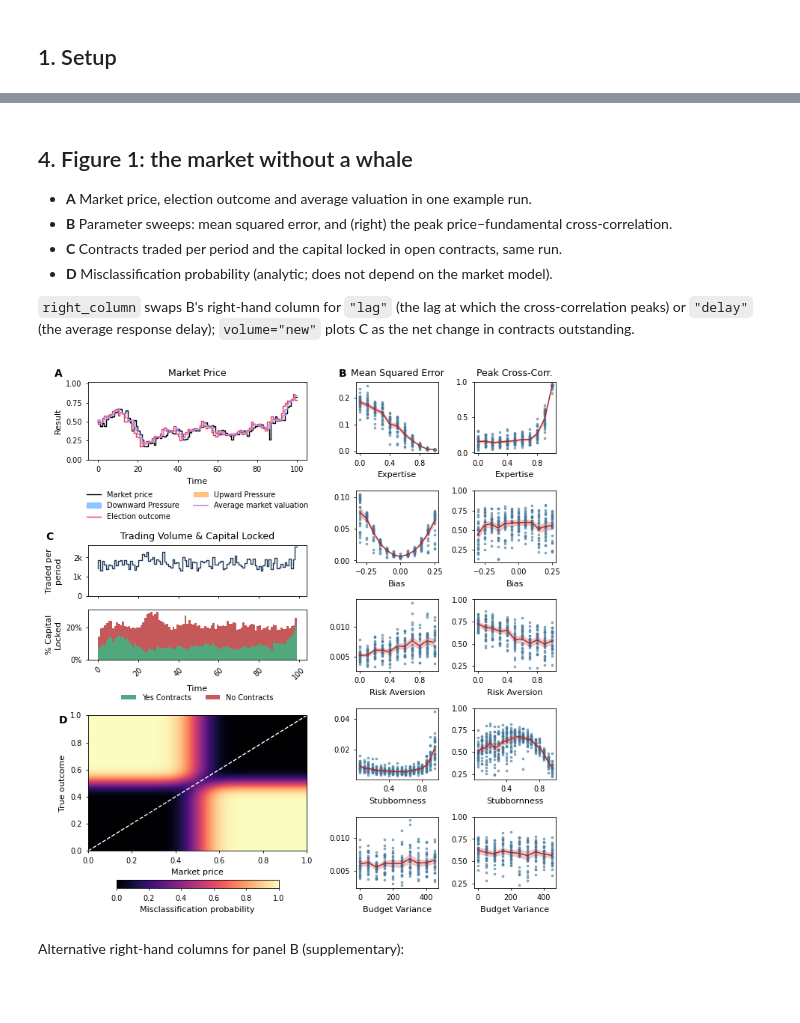
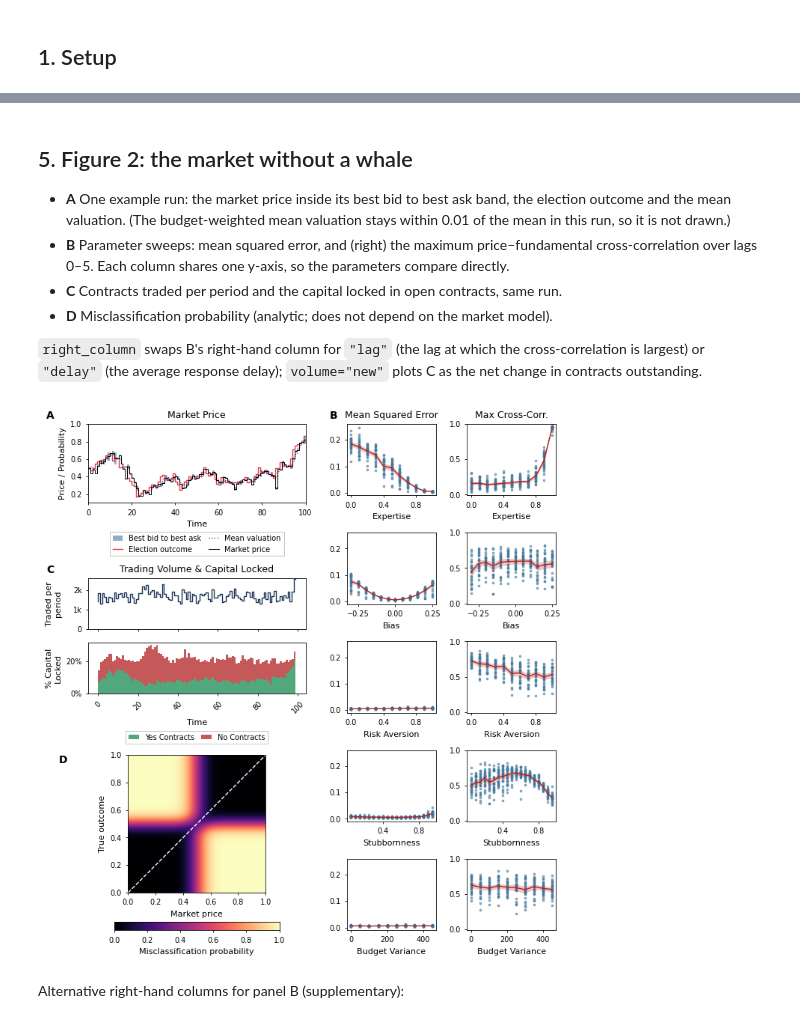
Before and after one commit to ebbam/power_prediction_clob, a Jupyter notebook: manuscript_figures.ipynb, the cells around one changed output, grey strips where cells are left out. Saved outputs shown, nothing was run; the diff lists cells and outputs as text; code cells hidden in the pictures; blank space fills up the shorter version.

```diff
--- a/manuscript_figures.ipynb
+++ b/manuscript_figures.ipynb
@@ -95,19 +97,18 @@ is never cached. The stylised mechanisms figure needs no simulations.
 # %%
 RERUN = False
 
-# Figure 1
+# Figure 1 (stylised mechanisms) needs only the sweep, for its optional lag panel.
+
+# Figure 2
 sweep = pf.load_sweep(RERUN)                                  # B: parameter sweeps
 example = pf.example_run()                                    # A, C: one market, no whale
 
-# Figure 2
+# Figure 3
 whale_shares = pf.load_whale_shares(RERUN)                    # A-C: whale capital share ρ
 profit_runs, traders = pf.load_profit_experiment(RERUN)       # D: trader wealth
 valuation_paths = pf.load_valuations(RERUN)                   # E: whale valuation
 
-# Figure 3
+# Figure 4
 herding = pf.load_herding(RERUN)                              # A-C: herding strength h
 herding_theory = pf.load_herding(RERUN, theory=True)          # A-C under the theory's assumptions
-theory_a, theory_b = pf.load_theory_checks()                  # D-E: theory_checks/figdata_AB.json
-
-# Figure 4
-whale_herding = pf.load_whale_herding(RERUN)                  # A-B: whale against herding (~1.5 h to rerun)
+whale_herding = pf.load_whale_herding(RERUN)                  # D-E: whale against herding (~1.5 h to rerun)
@@ -114,16 +164,19 @@ whale_herding = pf.load_whale_herding(RERUN)                  # A-B: whale again
 # %% [markdown]
-## 4. Figure 1: the market without a whale
+## 5. Figure 2: the market without a whale
 
-- **A** Market price, election outcome and average valuation in one example run.
-- **B** Parameter sweeps: mean squared error, and (right) the peak price–fundamental cross-correlation.
+- **A** One example run: the market price inside its best bid to best ask band, the election
+  outcome and the mean valuation. (The budget-weighted mean valuation stays within 0.01 of the
+  mean in this run, so it is not drawn.)
+- **B** Parameter sweeps: mean squared error, and (right) the maximum price–fundamental
+  cross-correlation over lags 0–5. Each column shares one y-axis, so the parameters compare directly.
 - **C** Contracts traded per period and the capital locked in open contracts, same run.
 - **D** Misclassification probability (analytic; does not depend on the market model).
 
 `right_column` swaps B's right-hand column for `"lag"` (the lag at which the cross-correlation
-peaks) or `"delay"` (the average response delay); `volume="new"` plots C as the net change in
+is largest) or `"delay"` (the average response delay); `volume="new"` plots C as the net change in
 contracts outstanding.
 # %%
-def figure1(right_column="cross_correlation", name="figure1_clob", volume="all"):
+def figure2(right_column="cross_correlation", name="figure1_clob", volume="all"):
     # A wide left column (short panel A, C, D) and the parameter sweeps on the right.
     figure = plt.figure(figsize=(style.PAGE_WIDTH, 7.4), layout="constrained")
     left_fig, right_fig = figure.subfigures(1, 2, width_ratios=[1.15, 1], wspace=0.03)
@@ -132,37 +185,37 @@ def figure1(right_column="cross_correlation", name="figure1_clob", volume="all")
     ax_c = left_fig.add_subplot(left[1])
     ax_capital = left_fig.add_subplot(left[2], sharex=ax_c)
     ax_d = left_fig.add_subplot(left[3])
     pf.plot_market_price(example, ax_a)
     pf.plot_volume(example, ax_c, ax_capital, volume)
     pf.plot_misclassification(ax_d, left_fig)
 
-    axes = right_fig.subplots(len(pf.SWEEPS), 2)
+    axes = right_fig.subplots(len(pf.SWEEPS), 2, sharey="col")   # one y-axis per column
     for (ax_mse, ax_right), parameter in zip(axes, pf.SWEEPS):
         pf.plot_sweep_column(sweep, parameter, "mse", "", ax_mse)
         if right_column == "lag":
             pf.plot_lag_column(sweep, parameter, ax_right)
             ax_right.set_ylabel("")
         elif right_column == "delay":
             pf.plot_sweep_column(sweep, parameter, "response_delay", "", ax_right)
             ax_right.set_ylim(bottom=-0.2)
         else:
             pf.plot_sweep_column(sweep, parameter, "peak_cross_correlation", "", ax_right)
             ax_right.set_ylim(top=1)
         for ax in (ax_mse, ax_right):
             ax.xaxis.set_major_locator(plt.MaxNLocator(3))
     # What each column measures, once at its top, instead of a y-label on every row.
     right_titles = {"lag": "Best-Matching Lag", "delay": "Response Delay",
-                    "cross_correlation": "Peak Cross-Corr."}
+                    "cross_correlation": "Max Cross-Corr."}
     axes[0, 0].set_title("Mean Squared Error")
     axes[0, 1].set_title(right_titles[right_column])
 
     style.label_panels(((ax_a, "A"), (axes[0, 0], "B"), (ax_c, "C"), (ax_d, "D")))
     pf.save(figure, name)
 
 
-figure1()
+figure2()
 # %% [output]
-[figure, old version]
+[figure, new version]
 # %% [markdown]
 Alternative right-hand columns for panel B (supplementary):
 # %%
```
Also changed, not shown: parts of 17 cells of this notebook, 33 other files.
